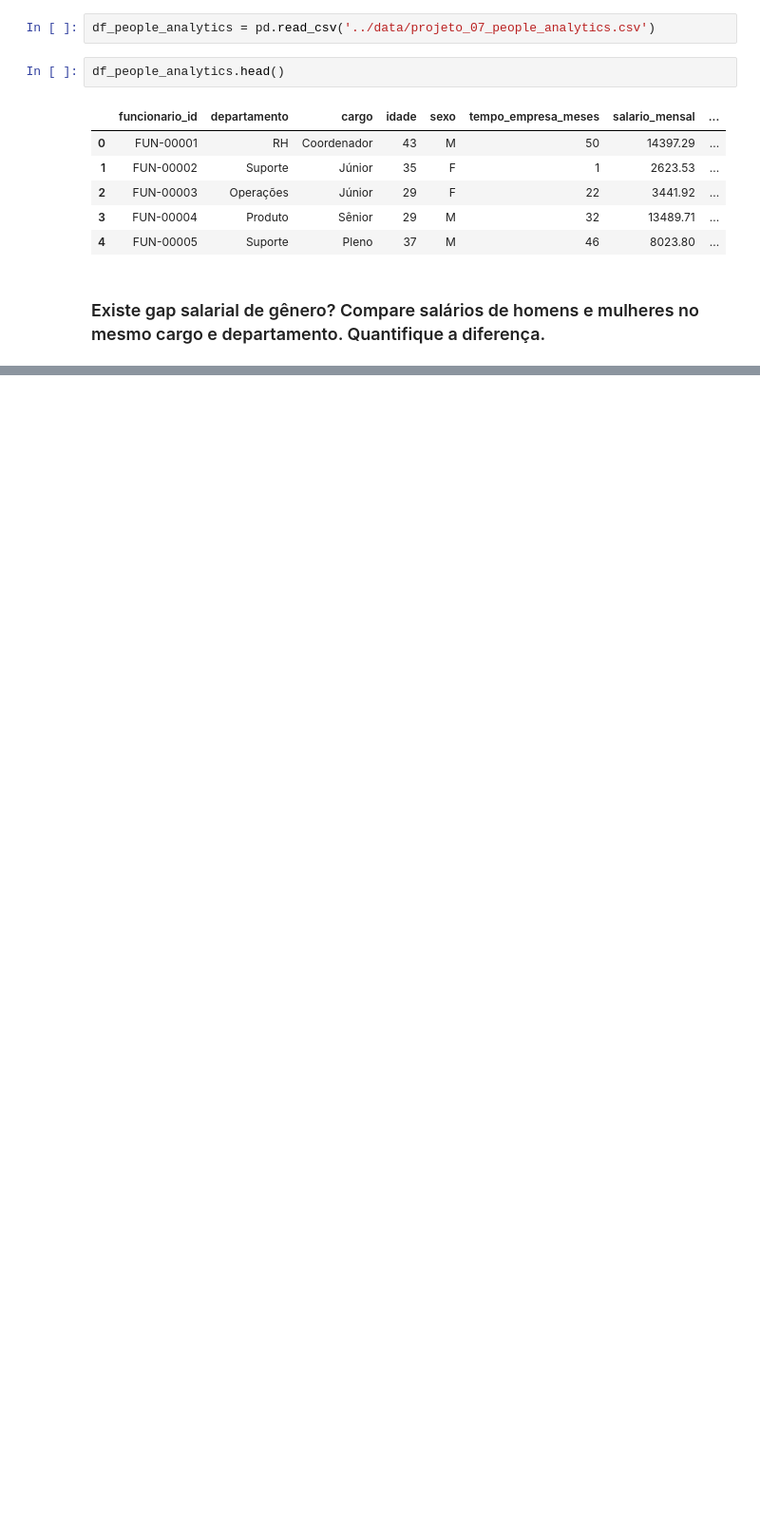
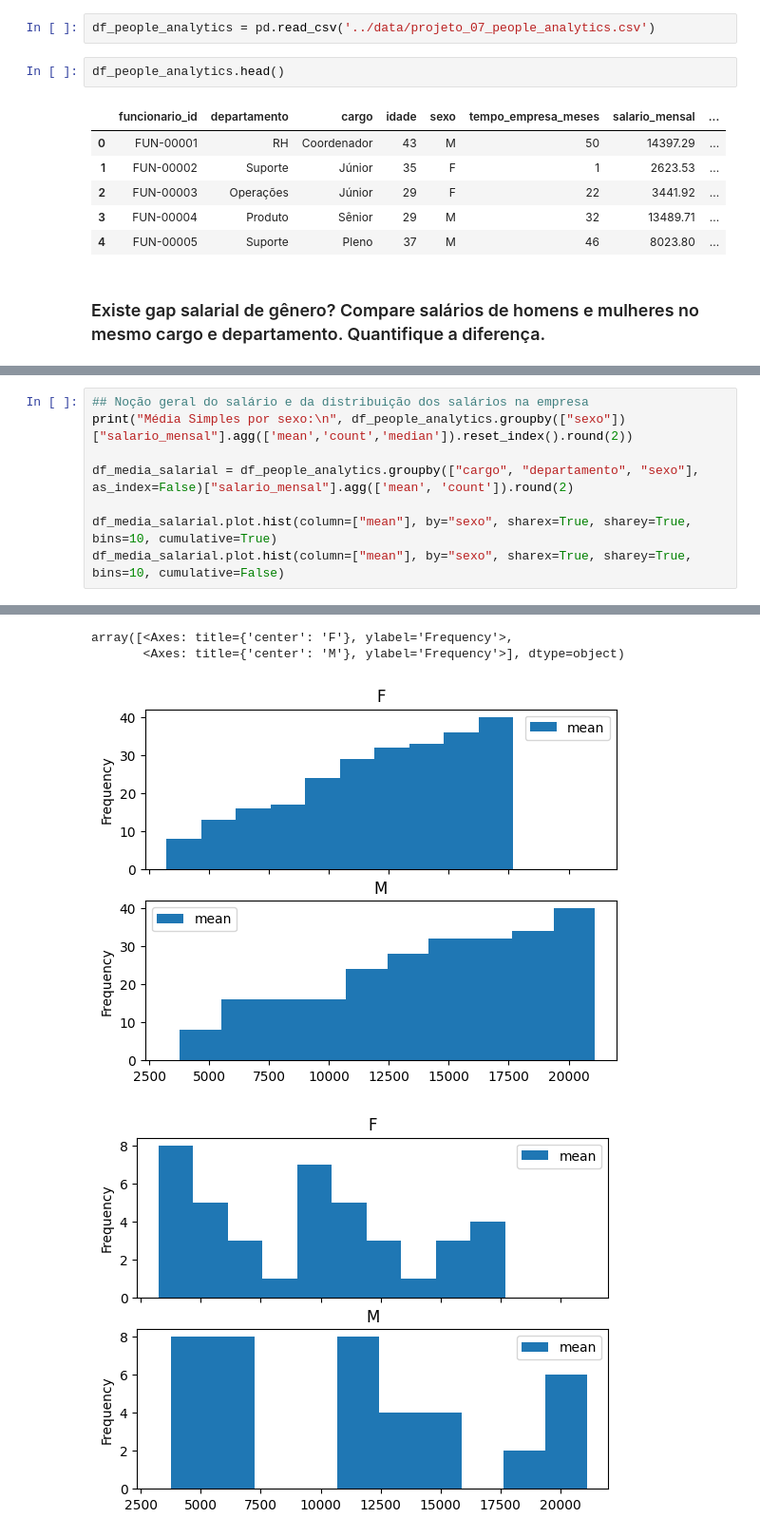
Before and after one commit to marciacastro03/projeto_07-Dossi-Exodus-Crise-de-Talentos_-CDT13, a Jupyter notebook: notebook/etl_people_analytics.ipynb, the cells around one changed output, grey strips where cells are left out. Shown at 95% size. Drawn from its saved outputs; the diff is of its cells as text; blank space fills up the shorter version.

```diff
--- a/notebook/etl_people_analytics.ipynb
+++ b/notebook/etl_people_analytics.ipynb
@@ -70,0 +63,9 @@ dtype: object
+# %%
+## Noção geral do salário e da distribuição dos salários na empresa
+print("Média Simples por sexo:\n", df_people_analytics.groupby(["sexo"])["salario_mensal"].agg(['mean','count','median']).reset_index().round(2))
+
+df_media_salarial = df_people_analytics.groupby(["cargo", "departamento", "sexo"], as_index=False)["salario_mensal"].agg(['mean', 'count']).round(2)
+
+df_media_salarial.plot.hist(column=["mean"], by="sexo", sharex=True, sharey=True, bins=10, cumulative=True)
+df_media_salarial.plot.hist(column=["mean"], by="sexo", sharex=True, sharey=True, bins=10, cumulative=False)
+# %% [output]
@@ -70,0 +76,4 @@ dtype: object
+array([<Axes: title={'center': 'F'}, ylabel='Frequency'>,
+       <Axes: title={'center': 'M'}, ylabel='Frequency'>], dtype=object)
+[figure, added]
+[figure, added]
```
Also changed, not shown: parts of 6 cells of this notebook, 2 other files.
